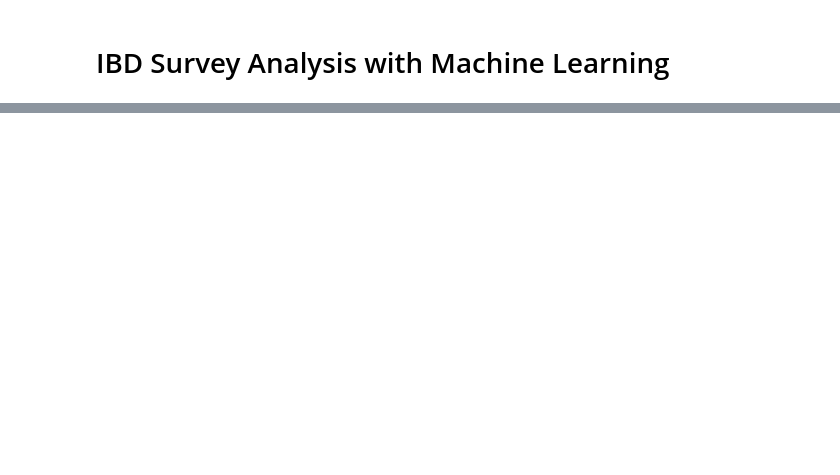
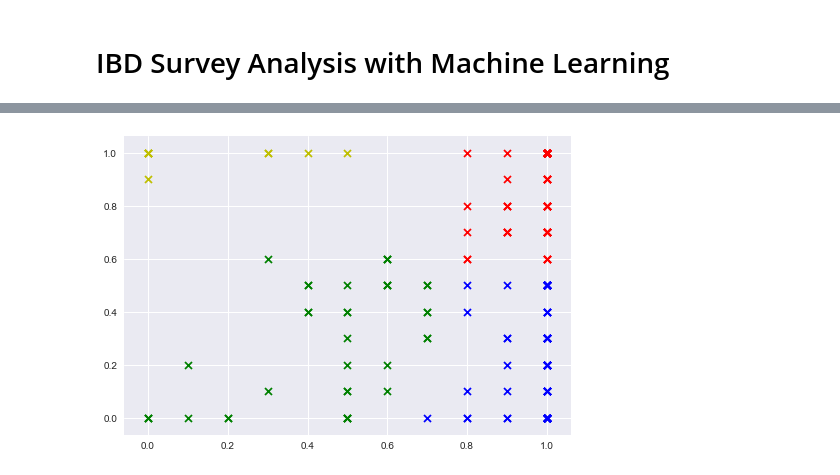
Before and after one commit to ZaxR/ibd_diet_analysis, a Jupyter notebook: IBD Diet Analysis.ipynb, the cells around one changed output, grey strips where cells are left out. Saved outputs shown, nothing was run; the diff lists cells and outputs as text; code cells hidden in the pictures; blank space fills up the shorter version.

Commit message:
Add multiple dfs and initial ML tests

```diff
--- a/IBD Diet Analysis.ipynb
+++ b/IBD Diet Analysis.ipynb
@@ -303,0 +283,11 @@ df_before_preprocessing
+# %%
+df_dict = {}
+
+thresh_dict = {'32':0.87, '27':0.88, '10':0.95}
+
+for food_count, thresh in thresh_dict.items():
+    df_dict['df_{0}foods'.format(food_count)]= df_answered_pivot.dropna(thresh=thresh*len(df_answered_pivot), axis=1).dropna(axis=0)
+
+print('List of dataframes in our dictionary: ',[k for k in df_dict.keys()])
+print('Let\'s make sure our 27 food dataframe\'s shape looks right: ', df_dict['df_27foods'].shape)
+df_dict['df_27foods'].tail()
@@ -352,0 +343,7 @@ name  Apple  Bananas  Beef  Broccoli  Butter  Carrots  Cheese - Hard  Chicken  \
+# %%
+for k in [k for k in df_dict.keys()]:
+    if '_0' not in k:
+        df_dict[k+'_0-9v10'] = df_dict[k].applymap(np.floor)
+        df_dict[k+'_0v1-10'] = df_dict[k].applymap(np.ceil)
+
+df_dict['df_27foods_scaled_0-9v10'].tail()
@@ -389,0 +375,33 @@ Supervised methods:
+# %%
+from sklearn.cluster import KMeans
+
+# for k in [k for k in df_dict.keys()]:
+#     df = df_dict[k]
+#     for i in range(len(df)):
+#         for j in range(i+1, len(df)):
+#             print(df.iloc[:,i], df.iloc[:,j])
+#             # cosine of pair
+#             # run pairwise tests for foods (columns) i and j
+#             # capture i, j, performance evaluation in db table
+
+f1 = df_dict['df_27foods_scaled']['Chicken'].values
+f2 = df_dict['df_27foods_scaled']['Apple'].values
+
+X = pd.DataFrame({'f1': f1, 'f2': f2})
+# print(X)
+# X.dropna(inplace=True)
+
+kmeans = KMeans(n_clusters=4).fit(X)
+centroid = kmeans.cluster_centers_
+labels = kmeans.labels_
+
+colors = ["g", "r", 'b', 'y']
+
+for i in range(len(X)):
+    c = colors[labels[i]]
+    plt.scatter(X.loc[i][0], X.loc[i][1], c=colors[labels[i]], marker="x")
+
+# plt.scatter(centroid[:,0], centroid[:,1], marker="x", s=150, linewidths=5, zorder=10)
+plt.show()
+# %% [output]
+[figure, added]
```
Also changed, not shown: parts of 13 cells of this notebook.
